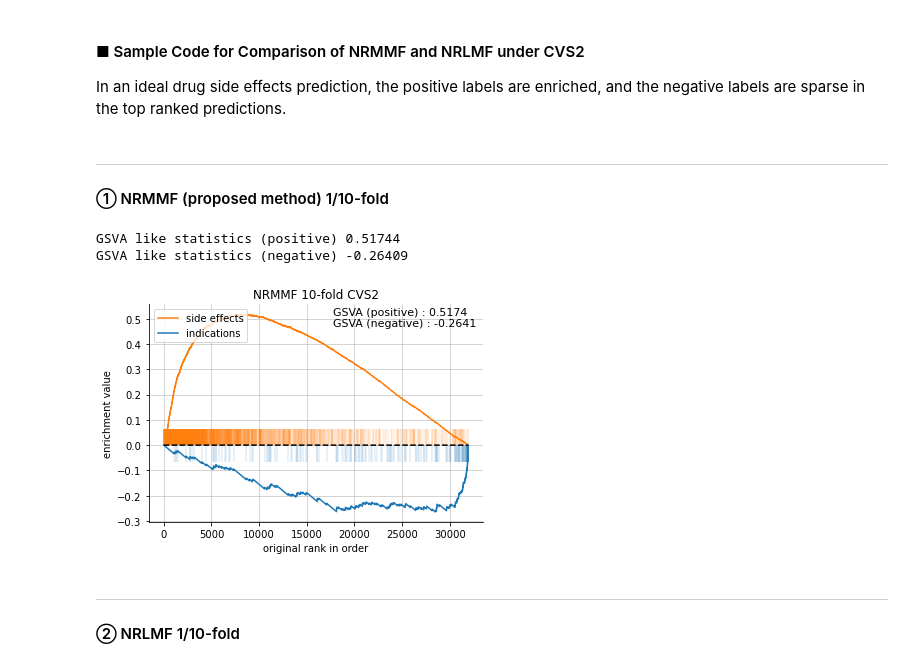
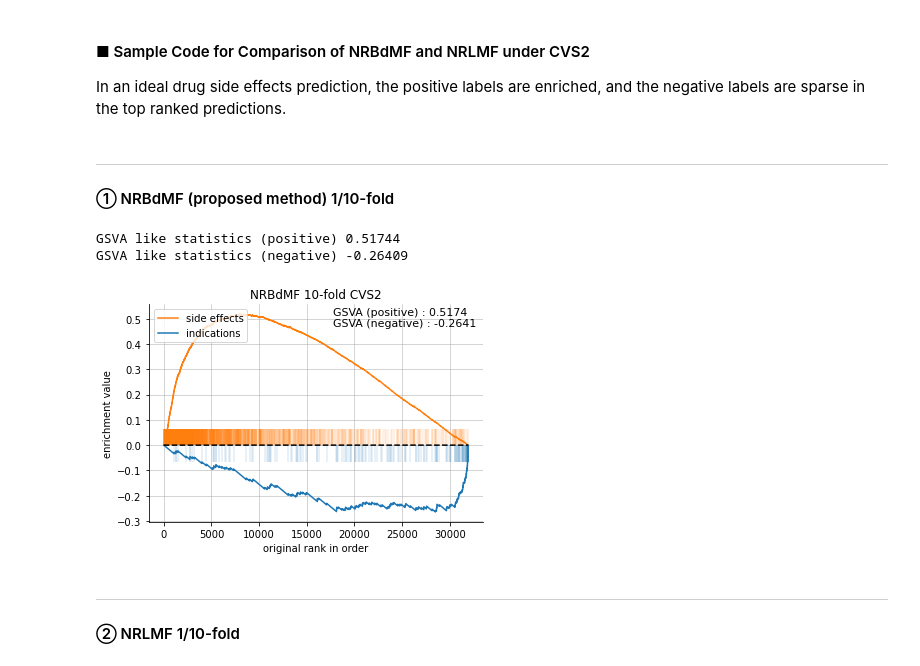
Before and after one commit to mizuno-group/NRBdMF, a Jupyter notebook: Sample_Codes/nrbdmf_vs_nrlmf_cvs2.ipynb, the cells around one changed output. Drawn from its saved outputs; the diff is of its cells as text; code cells hidden in the pictures.

```diff
--- a/Sample_Codes/nrbdmf_vs_nrlmf_cvs2.ipynb
+++ b/Sample_Codes/nrbdmf_vs_nrlmf_cvs2.ipynb
@@ -1,5 +1,5 @@
 # %% [markdown]
-#### ■ Sample Code for Comparison of NRMMF and NRLMF under CVS2
+#### ■ Sample Code for Comparison of NRBdMF and NRLMF under CVS2
  In an ideal drug side effects prediction, the positive labels are enriched, and the negative labels are sparse in the top ranked predictions.
 # %%
 import pandas as pd
@@ -8,12 +8,12 @@ from collections import defaultdict
 from tqdm import tqdm
 
 import sys
-sys.path.append('C:/github/NRMMF')
-import nrmmf
-from Representative_Methods.methods import nrlmf
+sys.path.append('C:/github/NRBdMF')
+import nrbdmf # import proposed method
+from Representative_Methods.methods import nrlmf # import traditional method
 from _utils import performance_compare as pc
 
-base_dir = 'C:/github/NRMMF' # clone directory
+base_dir = 'C:/github/NRBdMF' # clone directory
 # %%
 #%% load data
 df = pd.read_csv(base_dir + '/Data/646x499/se_ind_merge_table.csv',index_col=0)
@@ -54,30 +54,30 @@ use_se.index = ann_ind
 use_se.columns = ann_col
 # %% [markdown]
 ***
-#### ① NRMMF (proposed method) 1/10-fold
+#### ① NRBdMF (proposed method) 1/10-fold
 # %%
-#%% NRMMF
+#%% NRBdMF
 cv_data1 = pd.read_pickle(base_dir + '/Data/cvs_data/simple_CVS2_NRLMF.pkl')
-cv_data2 = pd.read_pickle(base_dir + '/Data/cvs_data/simple_CVS2_NRMMF.pkl')
+cv_data2 = pd.read_pickle(base_dir + '/Data/cvs_data/simple_CVS2_NRBdMF.pkl')
 
 for seed in cv_data2.keys():
     for W, test_data, test_label in cv_data2[seed]:
         # load model
-        model = nrmmf.NRMMF(cfix=1,K1=5,K2=5,num_factors=50,theta=1.0,lambda_d=0.625,lambda_t=0.625,alpha=0.1,beta=0.1,
+        model = nrbdmf.NRBdMF(cfix=1,K1=5,K2=5,num_factors=50,theta=1.0,lambda_d=0.625,lambda_t=0.625,alpha=0.1,beta=0.1,
                  max_iter=5000,tolx=1e-4,positive_weight=1,negative_weight=1,missing_base=0,monitor="loss",indicator=True,half_mask=False,verbose=False)
         model.fix_model(W, df, drugMat=drugMat, targetMat=diseaseMat, seed=seed)
         posi_res, nega_res = model.ex_evaluation(test_data, test_label)
 
         # enrichment
         res = model.pred_res
         y_label = res.sort_values("scores",ascending=False)["label"].tolist()
-        p_enr, n_enr = pc.posi_nega_enrichment(y_label=y_label,title="NRMMF 10-fold CVS2",
+        p_enr, n_enr = pc.posi_nega_enrichment(y_label=y_label,title="NRBdMF 10-fold CVS2",
                                                posi_label="side effects",xlabel="original rank in order",ylabel="enrichment value",verbose=True)
         break
 # %% [output]
 GSVA like statistics (positive) 0.51744
 GSVA like statistics (negative) -0.26409
-[figure, old version]
+[figure, new version]
 # %% [markdown]
 ***
 #### ② NRLMF 1/10-fold
```
Also changed, not shown: parts of 2 cells of this notebook, 3 other files.
